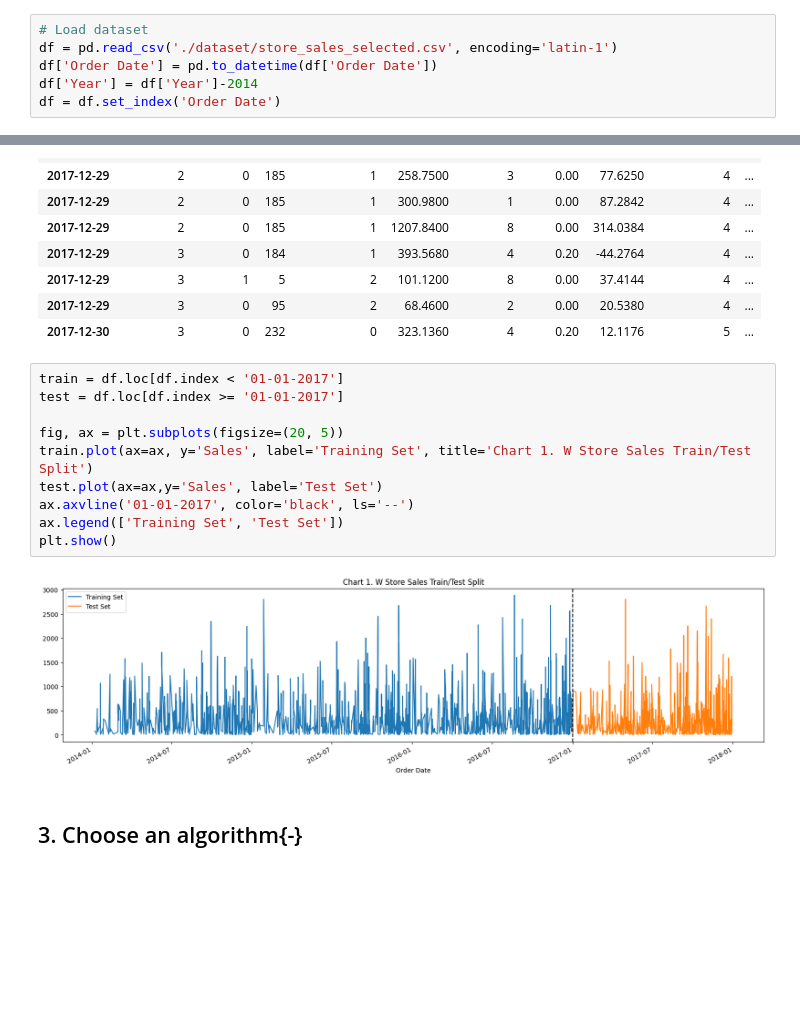
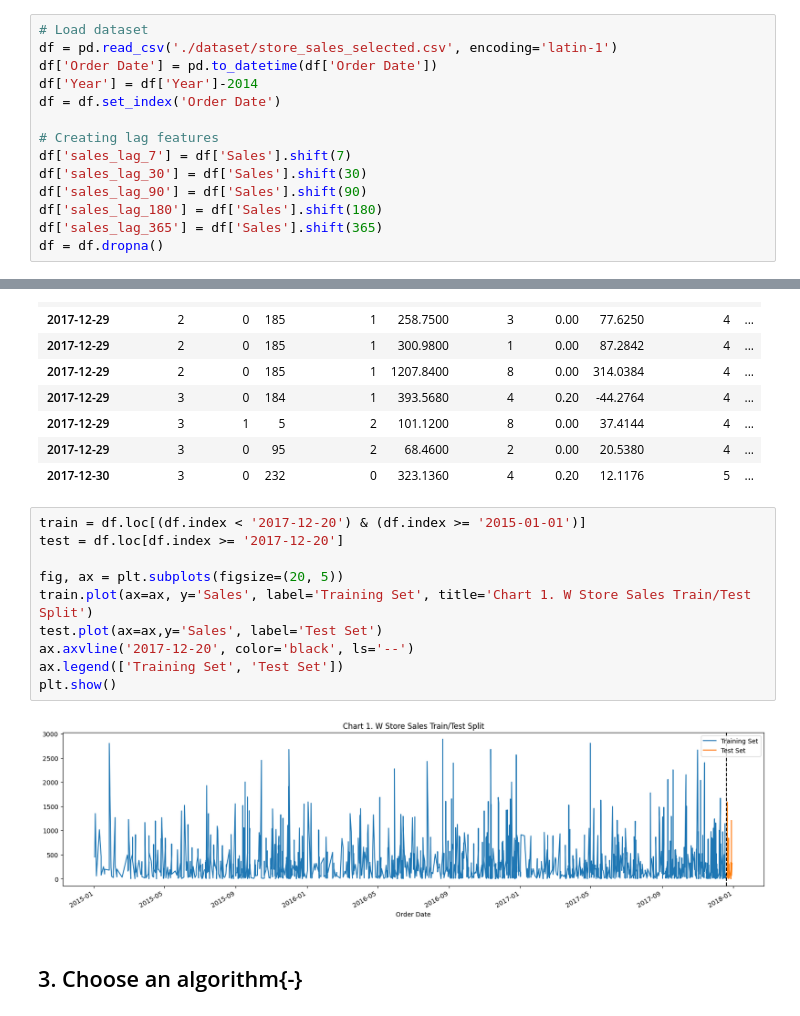
Before and after one commit to Jackreckness/msaphase2, a Jupyter notebook: part2-submission.ipynb, the cells around one changed output, grey strips where cells are left out. Saved outputs shown, nothing was run; the diff lists cells and outputs as text; blank space fills up the shorter version.

```diff
--- a/part2-submission.ipynb
+++ b/part2-submission.ipynb
@@ -37,3 +38,11 @@ df = pd.read_csv('./dataset/store_sales_selected.csv', encoding='latin-1')
 df['Order Date'] = pd.to_datetime(df['Order Date'])
 df['Year'] = df['Year']-2014
 df = df.set_index('Order Date')
+
+# Creating lag features
+df['sales_lag_7'] = df['Sales'].shift(7)
+df['sales_lag_30'] = df['Sales'].shift(30)
+df['sales_lag_90'] = df['Sales'].shift(90)
+df['sales_lag_180'] = df['Sales'].shift(180)
+df['sales_lag_365'] = df['Sales'].shift(365)
+df = df.dropna()
@@ -53,17 +70,17 @@ df.tail(10)
 | 2017-12-29 | 3 | 0 | 95 | 2 | 68.4600 | 2 | 0.00 | 20.5380 | 4 | ... |
 | 2017-12-30 | 3 | 0 | 232 | 0 | 323.1360 | 4 | 0.20 | 12.1176 | 5 | ... |
 # %%
-train = df.loc[df.index < '01-01-2017']
-test = df.loc[df.index >= '01-01-2017']
+train = df.loc[(df.index < '2017-12-20') & (df.index >= '2015-01-01')]
+test = df.loc[df.index >= '2017-12-20']
 
 fig, ax = plt.subplots(figsize=(20, 5))
 train.plot(ax=ax, y='Sales', label='Training Set', title='Chart 1. W Store Sales Train/Test Split')
 test.plot(ax=ax,y='Sales', label='Test Set')
-ax.axvline('01-01-2017', color='black', ls='--')
+ax.axvline('2017-12-20', color='black', ls='--')
 ax.legend(['Training Set', 'Test Set'])
 plt.show()
 # %% [output]
-[figure, old version]
+[figure, new version]
 # %% [markdown]
 ## 3. Choose an algorithm{-}
 # %% [markdown]
```
Also changed, not shown: parts of 11 cells of this notebook, 5 other files.
